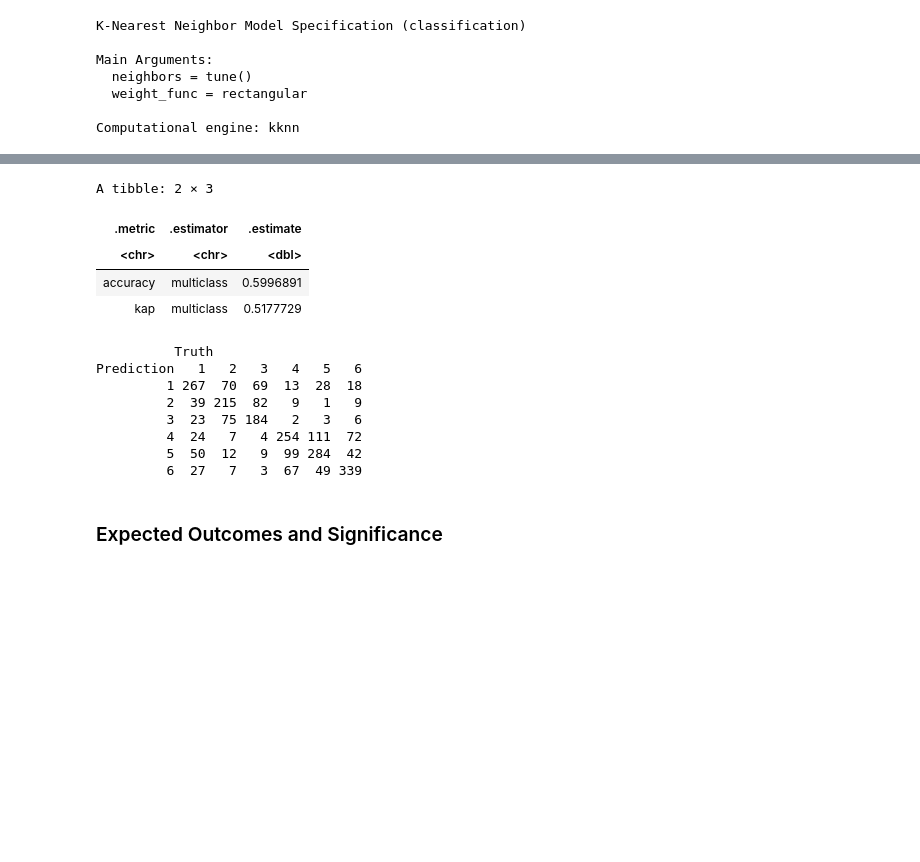
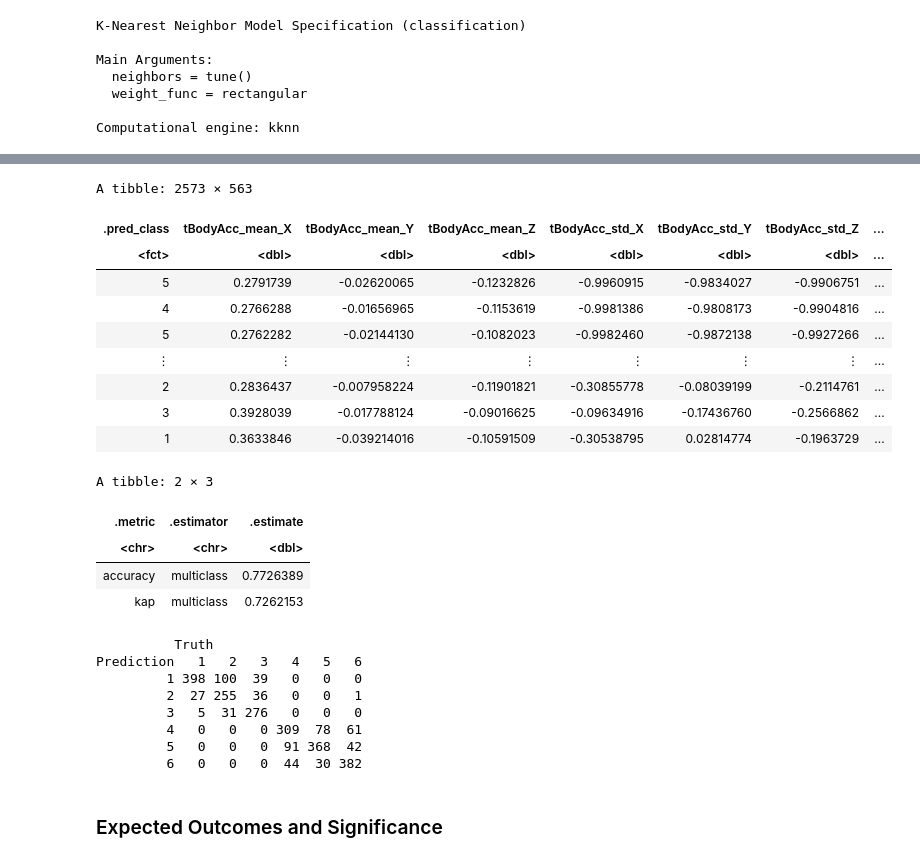
Before and after one commit to eleahj/dsci_project, a Jupyter notebook: human_activities.ipynb, the cells around one changed output, grey strips where cells are left out. Saved outputs shown, nothing was run; the diff lists cells and outputs as text; code cells hidden in the pictures; blank space fills up the shorter version.

```diff
--- a/human_activities.ipynb
+++ b/human_activities.ipynb
@@ -137,7 +138,7 @@ A tibble: 6 × 562
 # combine all the data into one
 bothdfs <- rbind(training_set_all, testing_set_all) %>%
       mutate(activity_label = as_factor(activity_label),
-            across(tBodyAcc_mean_X:tBodyGyro_mean_Z,as.numeric))
+            across(tBodyAcc_mean_X:fBodyBodyGyroJerkMag_skewness, as.numeric))
 tail(bothdfs)
 # %% [output]
 A tibble: 6 × 562
@@ -170,7 +258,8 @@ The 6 variables are:
 # %%
 # created a data frame contraining only the 6 variables mentioned above and the activity labels.
 training_subset <- activity_train %>%
-    select(tBodyAcc_mean_X, tBodyAcc_mean_Y, tBodyAcc_mean_Z, tBodyGyro_mean_X, tBodyGyro_mean_Y, tBodyGyro_mean_Z, activity_label) %>%
-    mutate(across(tBodyAcc_mean_X:tBodyGyro_mean_Z,as.numeric))
+    select(tBodyAcc_mean_X:tBodyAcc_std_Z,tBodyGyro_mean_X:tBodyGyro_std_Z,-tBodyGyro_std_Y, activity_label)
 tail(training_subset)
+
+#unselected tBodyGyro_std_Y because it contained 75 NA values ~ need to figure out how to deal with the missing values
 # %% [output]
@@ -451,43 +588,54 @@ accuracy_versus_k
 # %%
-#Create new KNN model using K = 7
-knn_spec_new <- nearest_neighbor(weight_func = "rectangular", neighbors = 7) %>%
+#Create new KNN model using K = 8
+knn_spec_new <- nearest_neighbor(weight_func = "rectangular", neighbors = 8) %>%
   set_engine("kknn") %>%
   set_mode("classification")
 
 #Create workflow
 knn_fit <- workflow() %>%
   add_recipe(recipe) %>%
   add_model(knn_spec_new) %>%
   fit(data = training_subset)
 
 #Prediction
 activity_predictions <- predict(knn_fit, activity_test) %>%
       bind_cols(activity_test)
+activity_predictions
 
 #Classifier's Accuracy
 activity_prediction_accuracy <- activity_predictions %>%
         metrics(truth = activity_label, estimate = .pred_class)
 activity_prediction_accuracy
 #result ~ 60% improved by 2% from K=3
 
 #Confusion matrix
 activity_mat <- activity_predictions %>%
       conf_mat(truth = activity_label, estimate = .pred_class)
 activity_mat
 # %% [output]
-A tibble: 2 × 3
+A tibble: 2573 × 563
-| .metric | .estimator | .estimate |
-| <chr> | <chr> | <dbl> |
-| accuracy | multiclass | 0.5996891 |
-| kap | multiclass | 0.5177729 |
+| .pred_class | tBodyAcc_mean_X | tBodyAcc_mean_Y | tBodyAcc_mean_Z | tBodyAcc_std_X | tBodyAcc_std_Y | tBodyAcc_std_Z | ... |
+| <fct> | <dbl> | <dbl> | <dbl> | <dbl> | <dbl> | <dbl> | ... |
+| 5 | 0.2791739 | -0.02620065 | -0.1232826 | -0.9960915 | -0.9834027 | -0.9906751 | ... |
+| 4 | 0.2766288 | -0.01656965 | -0.1153619 | -0.9981386 | -0.9808173 | -0.9904816 | ... |
+| 5 | 0.2762282 | -0.02144130 | -0.1082023 | -0.9982460 | -0.9872138 | -0.9927266 | ... |
+| ⋮ | ⋮ | ⋮ | ⋮ | ⋮ | ⋮ | ⋮ | ... |
+| 2 | 0.2836437 | -0.007958224 | -0.11901821 | -0.30855778 | -0.08039199 | -0.2114761 | ... |
+| 3 | 0.3928039 | -0.017788124 | -0.09016625 | -0.09634916 | -0.17436760 | -0.2566862 | ... |
+| 1 | 0.3633846 | -0.039214016 | -0.10591509 | -0.30538795 | 0.02814774 | -0.1963729 | ... |
-          Truth
-Prediction   1   2   3   4   5   6
-         1 267  70  69  13  28  18
-         2  39 215  82   9   1   9
-         3  23  75 184   2   3   6
-         4  24   7   4 254 111  72
-         5  50  12   9  99 284  42
-         6  27   7   3  67  49 339
+A tibble: 2 × 3
+| .metric | .estimator | .estimate |
+| <chr> | <chr> | <dbl> |
+| accuracy | multiclass | 0.7726389 |
+| kap | multiclass | 0.7262153 |
+          Truth
+Prediction   1   2   3   4   5   6
+         1 398 100  39   0   0   0
+         2  27 255  36   0   0   1
+         3   5  31 276   0   0   0
+         4   0   0   0 309  78  61
+         5   0   0   0  91 368  42
+         6   0   0   0  44  30 382
 # %% [markdown]
 ### Expected Outcomes and Significance
 # %% [markdown]
```
Also changed, not shown: parts of 15 cells of this notebook.
